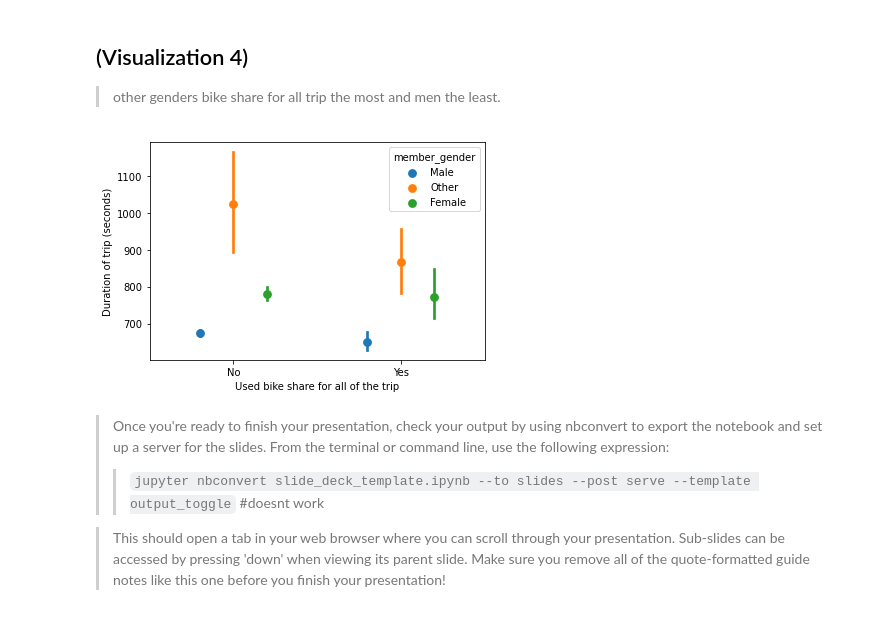
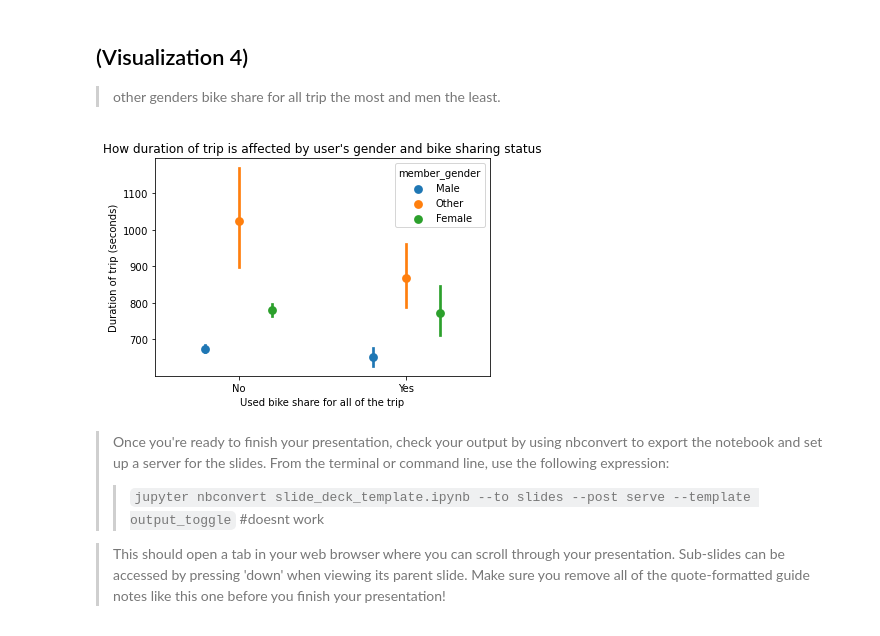
Before and after one commit to AbdelrahmanT/Communicate-Data-Findings-Udacity-Project, a Jupyter notebook: slide_deck_template.ipynb, the cells around one changed output. Cells and saved outputs as stored; diff of their text form; code cells hidden in the pictures.

```diff
--- a/slide_deck_template.ipynb
+++ b/slide_deck_template.ipynb
@@ -75,11 +78,12 @@ plt.ylabel('Duration of trip (seconds)');
 # %%
 g = sb.pointplot(data = df_clean, x='bike_share_for_all_trip', y = 'duration_sec', hue = 'member_gender'
                  , linestyles = '', dodge = 0.4)
 
 plt.xlabel('Used bike share for all of the trip')
-plt.ylabel('Duration of trip (seconds)');
+plt.ylabel('Duration of trip (seconds)')
+plt.title('How duration of trip is affected by user\'s gender and bike sharing status');
 # %% [output]
-[figure, old version]
+[figure, new version]
 # %% [markdown]
 > Once you're ready to finish your presentation, check your output by using
 nbconvert to export the notebook and set up a server for the slides. From the
```
Also changed, not shown: parts of 5 cells of this notebook, 3 other files.
